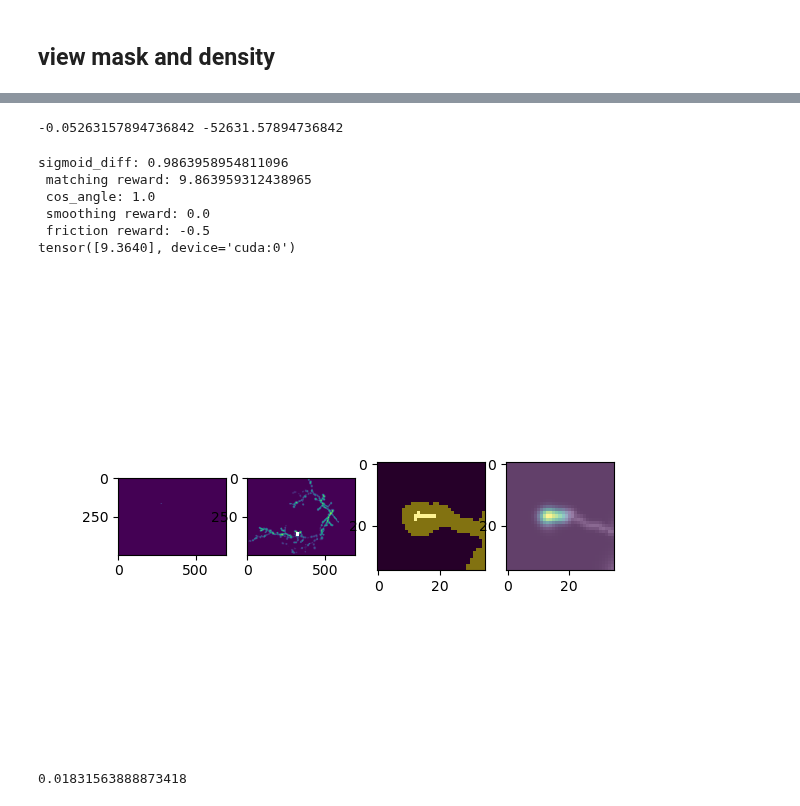
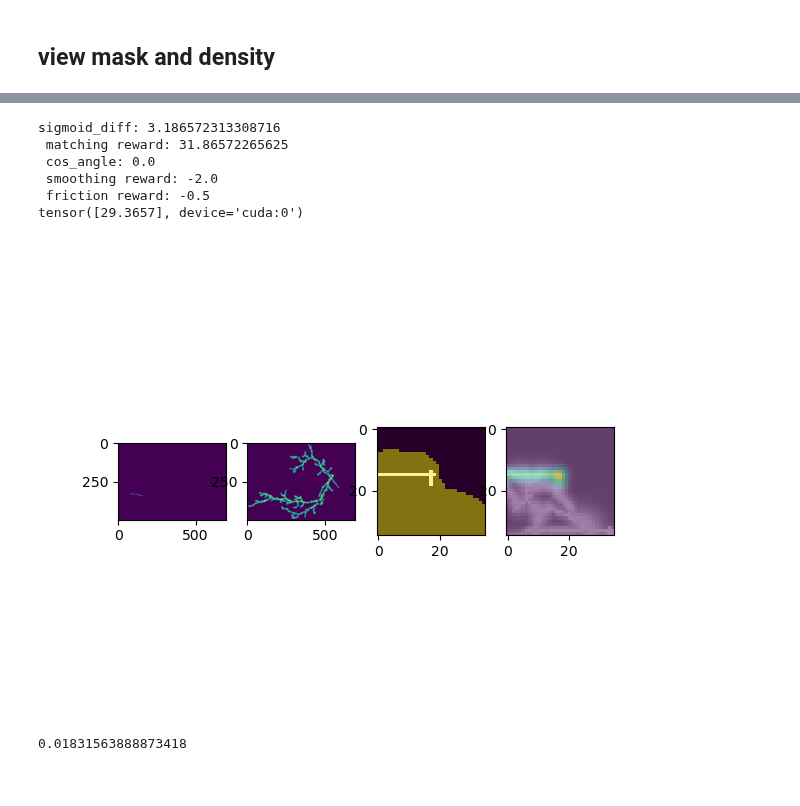
Before and after one commit to twardlab/neurotrack, a Jupyter notebook: neuron_trx/notebooks/neuron_trx_tests.ipynb, the cells around one changed output, grey strips where cells are left out. Saved outputs shown, nothing was run; the diff lists cells and outputs as text; code cells hidden in the pictures.

```diff
--- a/neuron_trx/notebooks/neuron_trx_tests.ipynb
+++ b/neuron_trx/notebooks/neuron_trx_tests.ipynb
@@ -32,7 +32,7 @@ def show_state(env, z=None):
     D = np.array(env.true_density.data.to('cpu'))
     O = np.array(state.to('cpu'))
     sigma = env.step_width / 2
-    O_blur = torch.tensor(gaussian(O[0,-1], sigma=sigma))
+    O_blur = gaussian(O[0,-1], sigma=sigma)
     T = np.array(true_density_patch.to('cpu'))
     M = np.array(mask_patch.to('cpu'))
     if z is not None:
@@ -100,7 +100,7 @@ env = Environment(img,
                     density,
                     actions,
                     n_seeds=n_seeds,
-                    step_size=1.0,
+                    step_size=step_size,
                     step_width=step_width,
                     max_len=10000,
                     alpha=alpha,
@@ -184,27 +175,21 @@ tensor([ 19.3867, 165.5987, 282.0689])
-# %%
-b = -1e-6/1.9e-5
-m = 1/-1.9e-5
-print(b,m)
-# %% [output]
--0.05263157894736842 -52631.57894736842
 # %%
 plt.close('all')
-action = torch.tensor([0., 0.0, 1.0])
+action = torch.tensor([0., 1.0, 0.0])
 observation, reward, terminated = env.step(action, verbose=True)
 print(reward)
 if not terminated:
     z = int(np.round(env.paths[env.head_id][-1,0]))
-    show_state(env, z)
+    show_state(env)#, z)
 else:
     env.reset()
 # %% [output]
-sigmoid_diff: 0.9863958954811096
- matching reward: 9.863959312438965
- cos_angle: 1.0
- smoothing reward: 0.0
+sigmoid_diff: 3.186572313308716
+ matching reward: 31.86572265625
+ cos_angle: 0.0
+ smoothing reward: -2.0
  friction reward: -0.5
-tensor([9.3640], device='cuda:0')
+tensor([29.3657], device='cuda:0')
-[figure, old version]
+[figure, new version]
 # %%
 np.exp(-4)
 # %% [output]
```
Also changed, not shown: parts of 4 cells of this notebook, 2 other files.
